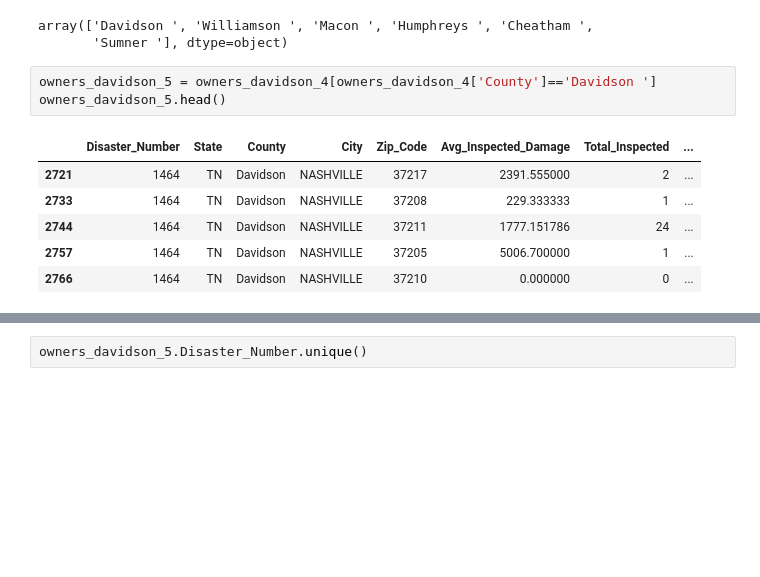
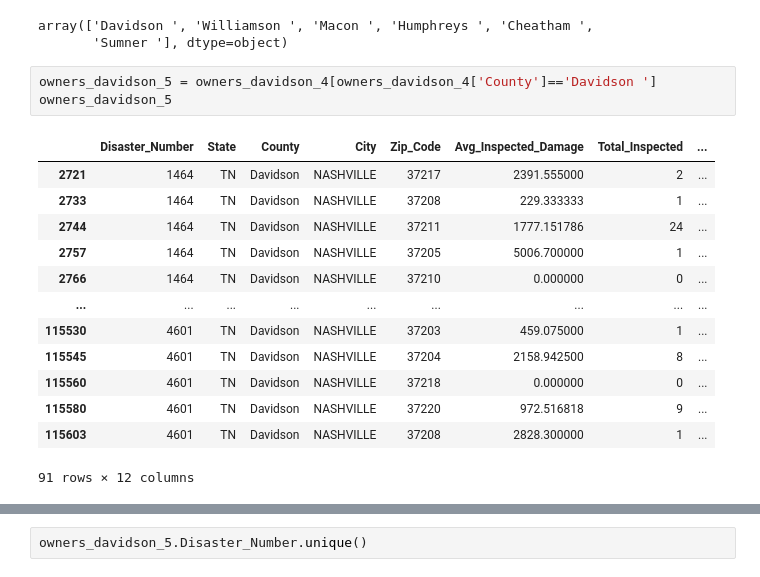
Before and after one commit to mjlintemu/Nashville_Community_Resources, a Jupyter notebook: data/matthew_capstone.ipynb, the cells around one changed output, grey strips where cells are left out. Drawn from its saved outputs; the diff is of its cells as text; blank space fills up the shorter version.

```diff
--- a/data/matthew_capstone.ipynb
+++ b/data/matthew_capstone.ipynb
@@ -258,11 +258,18 @@ array(['Davidson ', 'Williamson ', 'Macon ', 'Humphreys ', 'Cheatham ',
        'Sumner '], dtype=object)
 # %%
 owners_davidson_5 = owners_davidson_4[owners_davidson_4['County']=='Davidson ']
-owners_davidson_5.head()
+owners_davidson_5
 # %% [output]
 |  | Disaster_Number | State | County | City | Zip_Code | Avg_Inspected_Damage | Total_Inspected | ... |
 | 2721 | 1464 | TN | Davidson | NASHVILLE | 37217 | 2391.555000 | 2 | ... |
 | 2733 | 1464 | TN | Davidson | NASHVILLE | 37208 | 229.333333 | 1 | ... |
 | 2744 | 1464 | TN | Davidson | NASHVILLE | 37211 | 1777.151786 | 24 | ... |
 | 2757 | 1464 | TN | Davidson | NASHVILLE | 37205 | 5006.700000 | 1 | ... |
 | 2766 | 1464 | TN | Davidson | NASHVILLE | 37210 | 0.000000 | 0 | ... |
+| ... | ... | ... | ... | ... | ... | ... | ... | ... |
+| 115530 | 4601 | TN | Davidson | NASHVILLE | 37203 | 459.075000 | 1 | ... |
+| 115545 | 4601 | TN | Davidson | NASHVILLE | 37204 | 2158.942500 | 8 | ... |
+| 115560 | 4601 | TN | Davidson | NASHVILLE | 37218 | 0.000000 | 0 | ... |
+| 115580 | 4601 | TN | Davidson | NASHVILLE | 37220 | 972.516818 | 9 | ... |
+| 115603 | 4601 | TN | Davidson | NASHVILLE | 37208 | 2828.300000 | 1 | ... |
+91 rows × 12 columns
```
Also changed, not shown: parts of 6 cells of this notebook.
